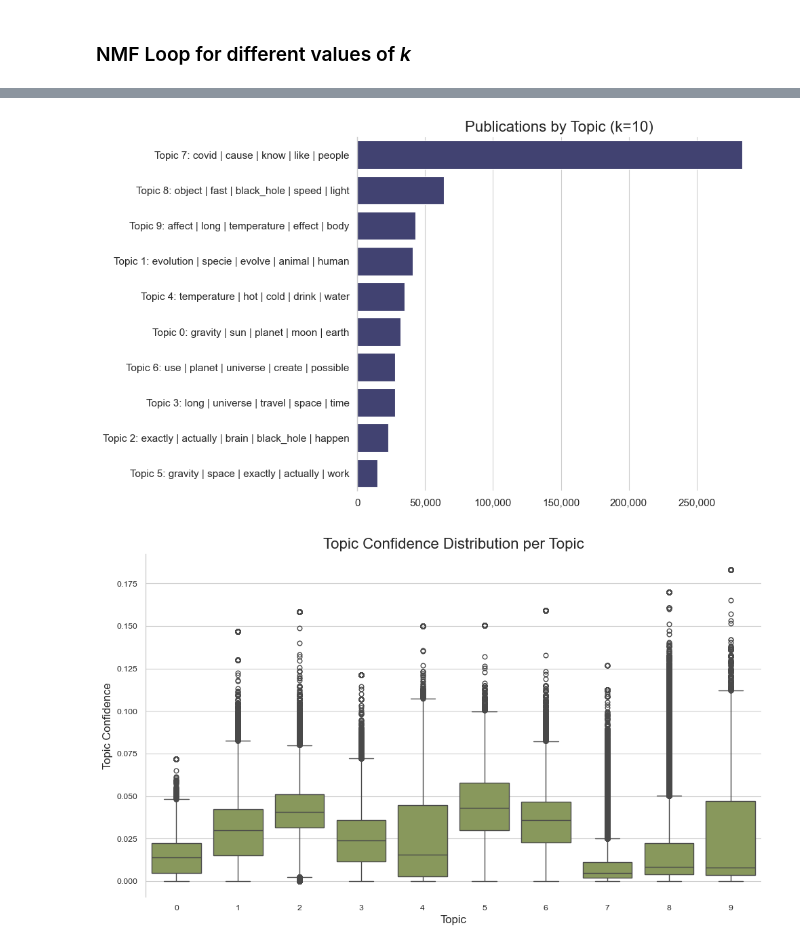
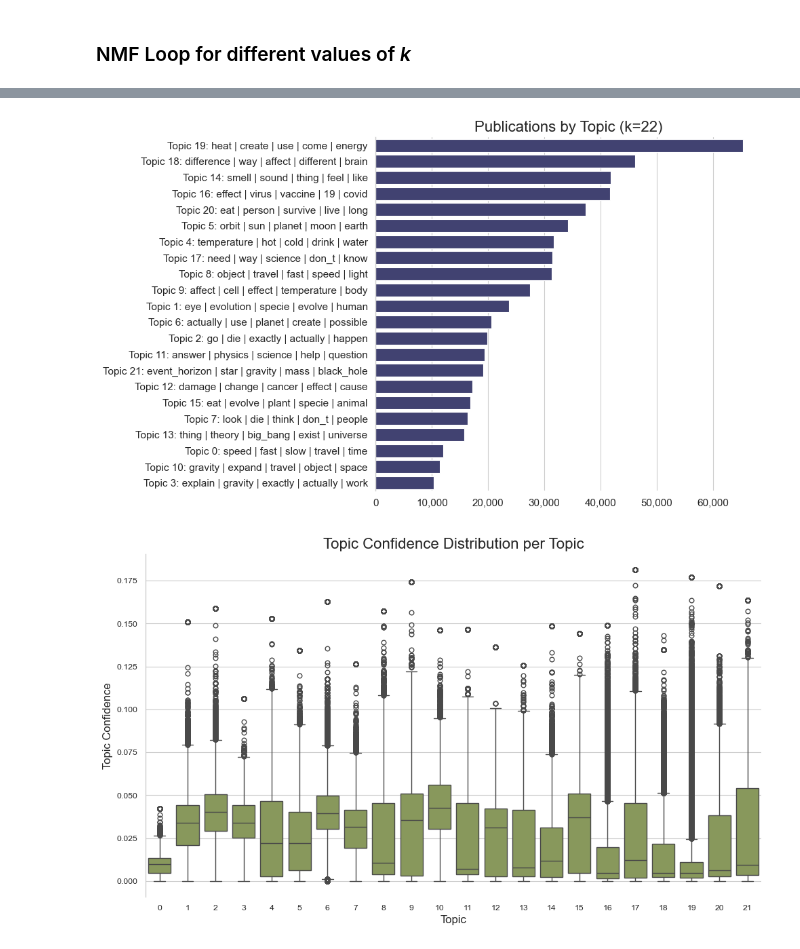
Before and after one commit to svenj-a/Topic_Modeling, a Jupyter notebook: Topic_Modeling_NMF.ipynb, the cells around one changed output, grey strips where cells are left out. Saved outputs shown, nothing was run; the diff lists cells and outputs as text; code cells hidden in the pictures.

```diff
--- a/Topic_Modeling_NMF.ipynb
+++ b/Topic_Modeling_NMF.ipynb
@@ -390,33 +391,33 @@ def plot_pca_projection(W, k, df):
     plt.savefig(f"viz/NMF_PCA_k{k}.png", dpi=300)
     plt.show()
 # %%
-k = 10
+k = 22
 
 nmf = NMF(n_components=k, random_state=42, init='nndsvda', max_iter=1000)
 W = nmf.fit_transform(X)
 
 # Assign topics to documents and add to df
 df[f"topic_k{k}"] = W.argmax(axis=1)
 df[f"topic_prob_k{k}"] = W.max(axis=1)
 
 topic_labels = get_topic_labels(nmf, vectorizer)
 df[f'topic_label_k{k}'] = df[f"topic_k{k}"].map(topic_labels)
 
 # Get and save top words
 top_words = get_top_words(nmf, vectorizer, n_top=15)
 top_words_df = pd.DataFrame({
     f"Topic {i}": words for i, words in enumerate(top_words)
 })
 top_words_df.to_csv(f"topics/NMF_top_words_k{k}.csv", index=False)
 
 # Plot topic distribution
 plot_bars_topic_distribution(k=k)
 
 # Plot topic confidence
 plot_box_topic_confidence(k=k)
 
 # PCA projection into 2D space
 plot_pca_projection(W, k, df)
 # %% [output]
-[figure, old version]
+[figure, new version]
-[figure, old version]
+[figure, new version]
```
Also changed, not shown: parts of 6 cells of this notebook, 30 other files.
